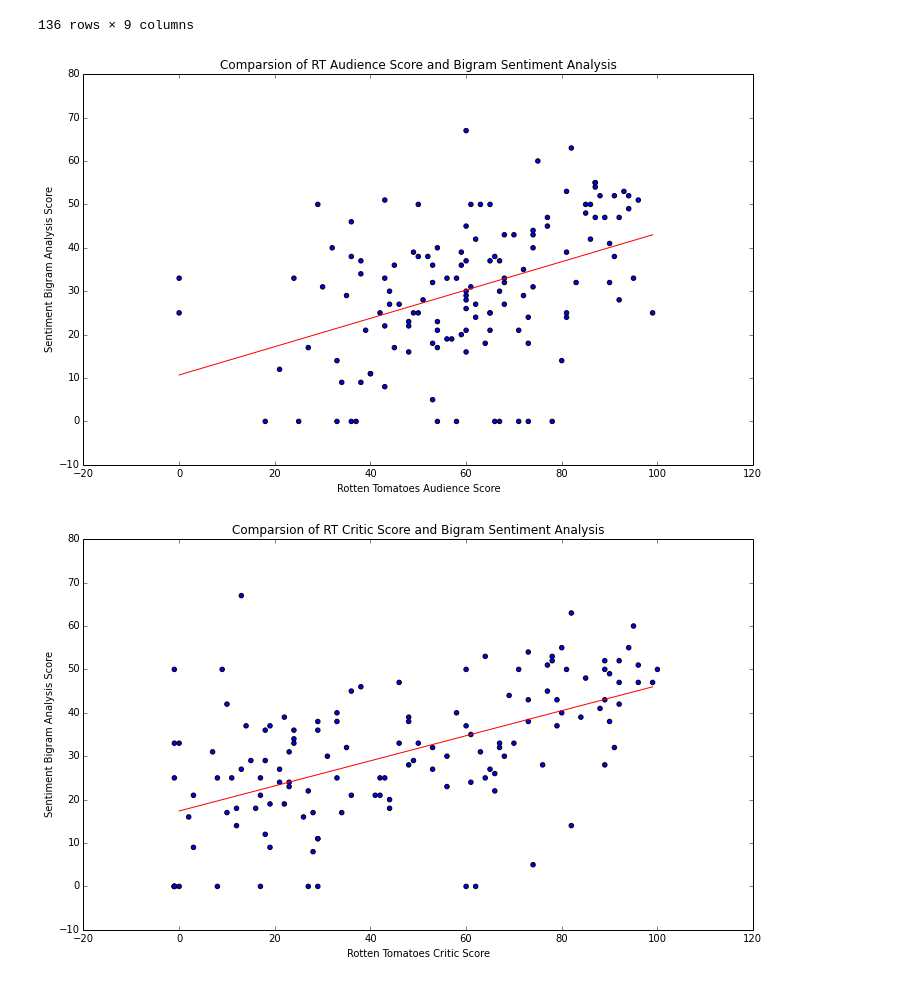
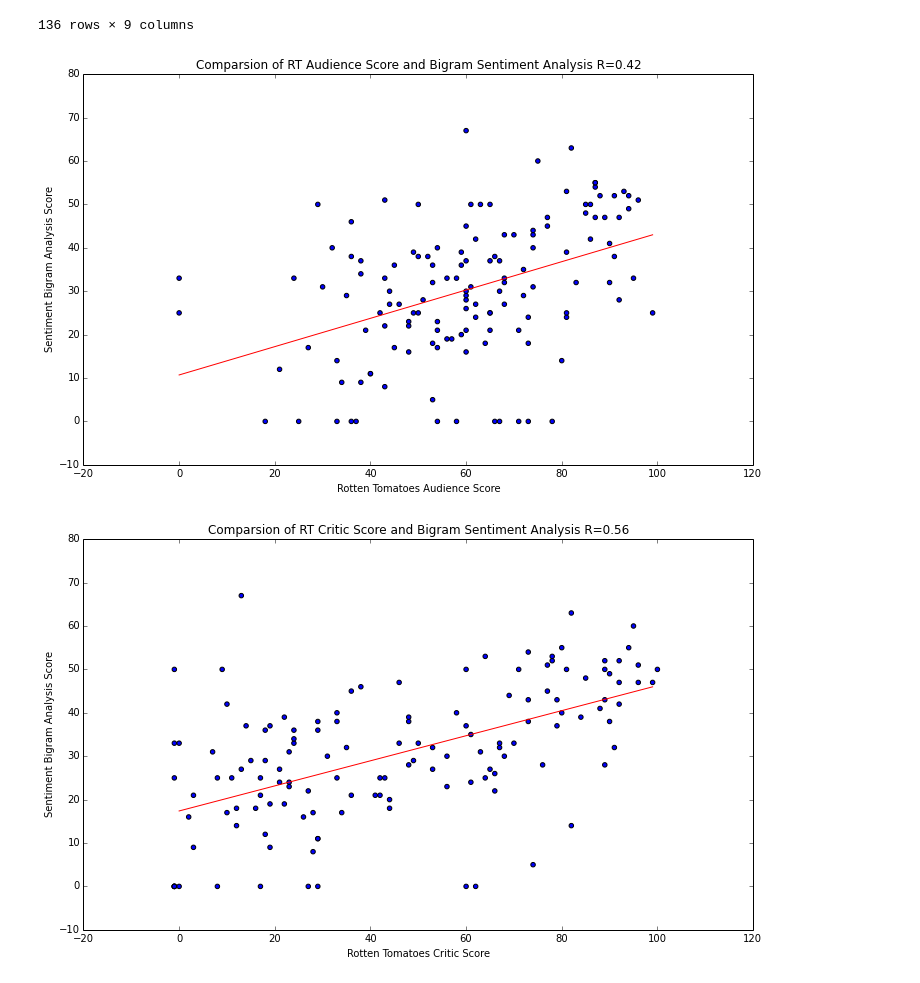
Before and after one commit to akhilketkar/cs209-project, a Jupyter notebook: sentiment_analysis_RT.ipynb, the cells around one changed output. Cells and saved outputs as stored; diff of their text form; code cells hidden in the pictures.

```diff
--- a/sentiment_analysis_RT.ipynb
+++ b/sentiment_analysis_RT.ipynb
@@ -499,26 +507,29 @@ overall_mov
 # %%
 plt.figure(figsize=(12, 7))
 plt.scatter(overall_mov.AudScore, overall_mov.Sentiment_Bi_Score)
 plt.xlabel('Rotten Tomatoes Audience Score')
 plt.ylabel('Sentiment Bigram Analysis Score')
-plt.title('Comparsion of RT Audience Score and Bigram Sentiment Analysis')
+plt.title('Comparsion of RT Audience Score and Bigram Sentiment Analysis' + ' R=' +
+          str(round(np.corrcoef(overall_mov.AudScore, overall_mov.Sentiment_Bi_Score)[0][1],2)))
 
 m, b = np.polyfit(overall_mov.AudScore, overall_mov.Sentiment_Bi_Score, 1)
 x = np.linspace(overall_mov.AudScore.min(), overall_mov.AudScore.max(), 1000)
 plt.plot(x, m*x +b, 'r-')
 plt.show()
 # %% [output]
-[figure, old version]
+[figure, new version]
 # %%
 plt.figure(figsize=(12, 7))
 plt.scatter(overall_mov.CriticsScore, overall_mov.Sentiment_Bi_Score)
 plt.xlabel('Rotten Tomatoes Critic Score')
 plt.ylabel('Sentiment Bigram Analysis Score')
-plt.title('Comparsion of RT Critic Score and Bigram Sentiment Analysis')
+plt.title('Comparsion of RT Critic Score and Bigram Sentiment Analysis' + ' R=' +
+          str(round(np.corrcoef(overall_mov.CriticsScore, overall_mov.Sentiment_Bi_Score)[0][1],2)))
+
 
 m, b = np.polyfit(overall_mov.CriticsScore, overall_mov.Sentiment_Bi_Score, 1)
 x = np.linspace(overall_mov.AudScore.min(), overall_mov.AudScore.max(), 1000)
 plt.plot(x, m*x +b, 'r-')
 plt.show()
 # %% [output]
-[figure, old version]
+[figure, new version]
```
Also changed, not shown: parts of 3 cells of this notebook.
